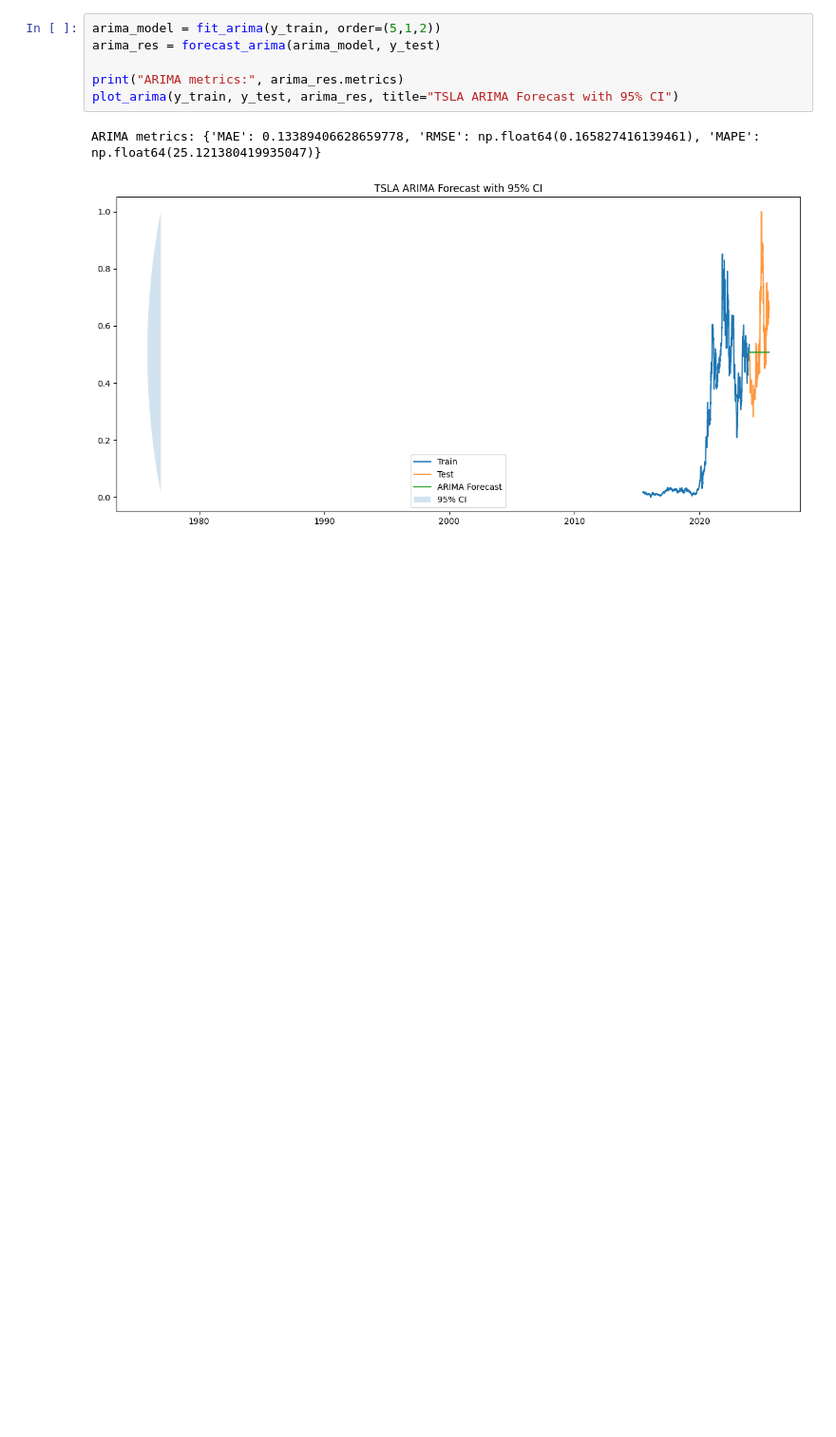
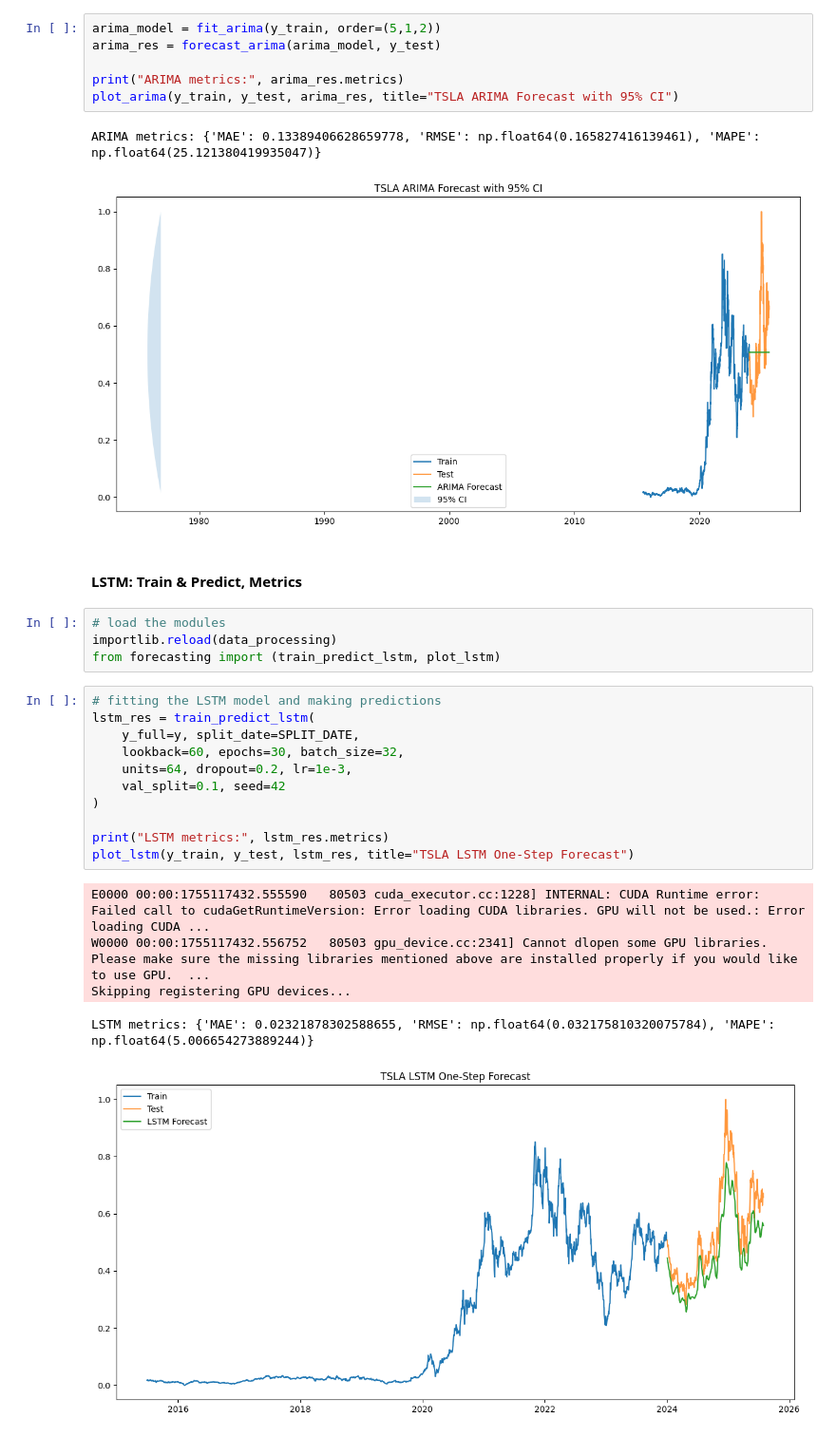
Before and after one commit to chalasimon/GMF-Time-Series-Forecasting-for-Portfolio-Optimization, a Jupyter notebook: notebooks/03_tsla_forecasting.ipynb, the cells around one changed output. Shown at 95% size. Saved outputs shown, nothing was run; the diff lists cells and outputs as text; blank space fills up the shorter version.

Commit message:
feat: lstm model done

```diff
--- a/notebooks/03_tsla_forecasting.ipynb
+++ b/notebooks/03_tsla_forecasting.ipynb
@@ -95,3 +108,26 @@ plot_arima(y_train, y_test, arima_res, title="TSLA ARIMA Forecast with 95% CI")
 # %% [output]
 ARIMA metrics: {'MAE': 0.13389406628659778, 'RMSE': np.float64(0.165827416139461), 'MAPE': np.float64(25.121380419935047)}
 [figure]
+# %% [markdown]
+#### LSTM: Train & Predict, Metrics
+# %%
+# load the modules
+importlib.reload(data_processing)
+from forecasting import (train_predict_lstm, plot_lstm)
+# %%
+# fitting the LSTM model and making predictions
+lstm_res = train_predict_lstm(
+    y_full=y, split_date=SPLIT_DATE,
+    lookback=60, epochs=30, batch_size=32,
+    units=64, dropout=0.2, lr=1e-3,
+    val_split=0.1, seed=42
+)
+
+print("LSTM metrics:", lstm_res.metrics)
+plot_lstm(y_train, y_test, lstm_res, title="TSLA LSTM One-Step Forecast")
+# %% [output]
+E0000 00:00:1755117432.555590   80503 cuda_executor.cc:1228] INTERNAL: CUDA Runtime error: Failed call to cudaGetRuntimeVersion: Error loading CUDA libraries. GPU will not be used.: Error loading CUDA ...
+W0000 00:00:1755117432.556752   80503 gpu_device.cc:2341] Cannot dlopen some GPU libraries. Please make sure the missing libraries mentioned above are installed properly if you would like to use GPU.  ...
+Skipping registering GPU devices...
+LSTM metrics: {'MAE': 0.02321878302588655, 'RMSE': np.float64(0.032175810320075784), 'MAPE': np.float64(5.006654273889244)}
+[figure, added]
```
Also changed, not shown: parts of 1 cell of this notebook, 1 other file.
